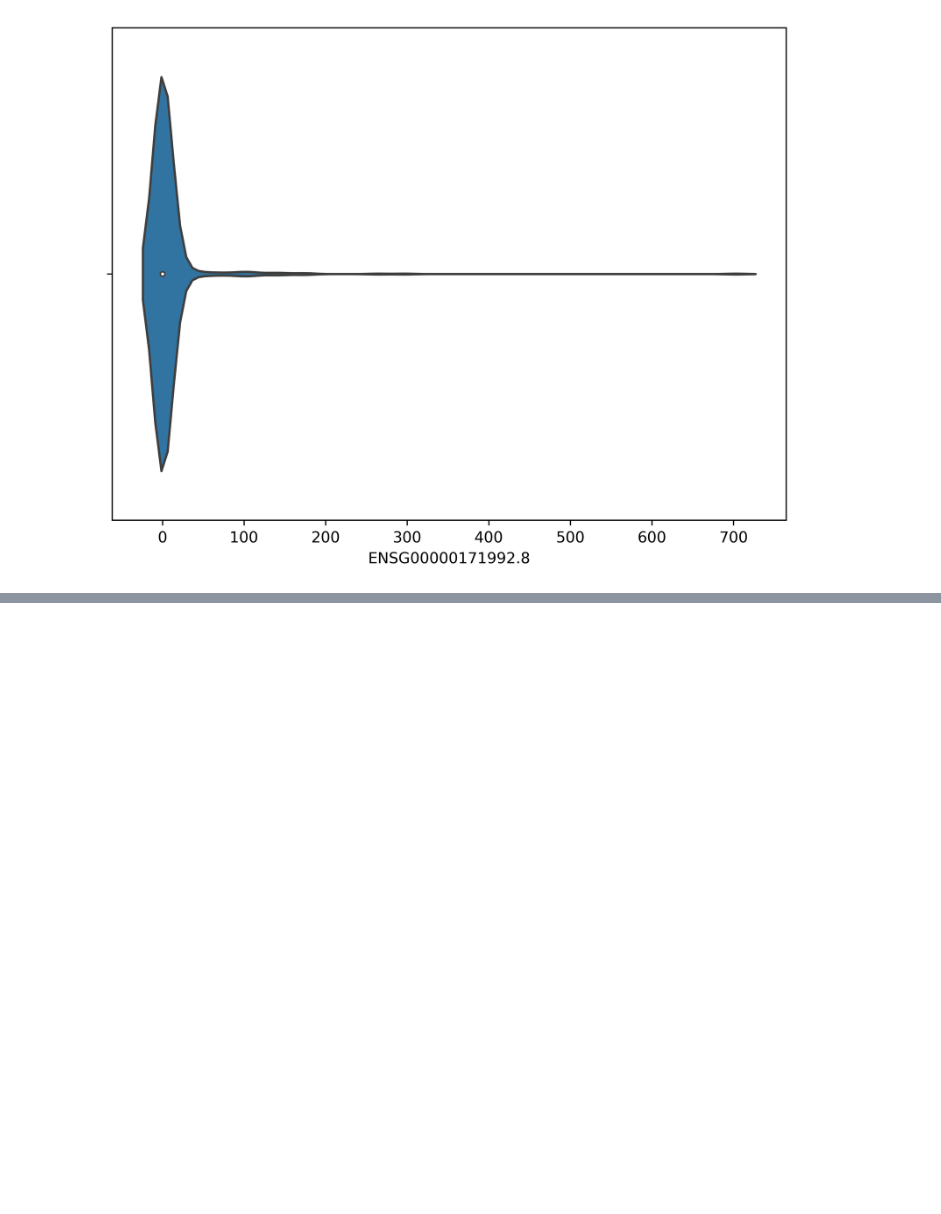
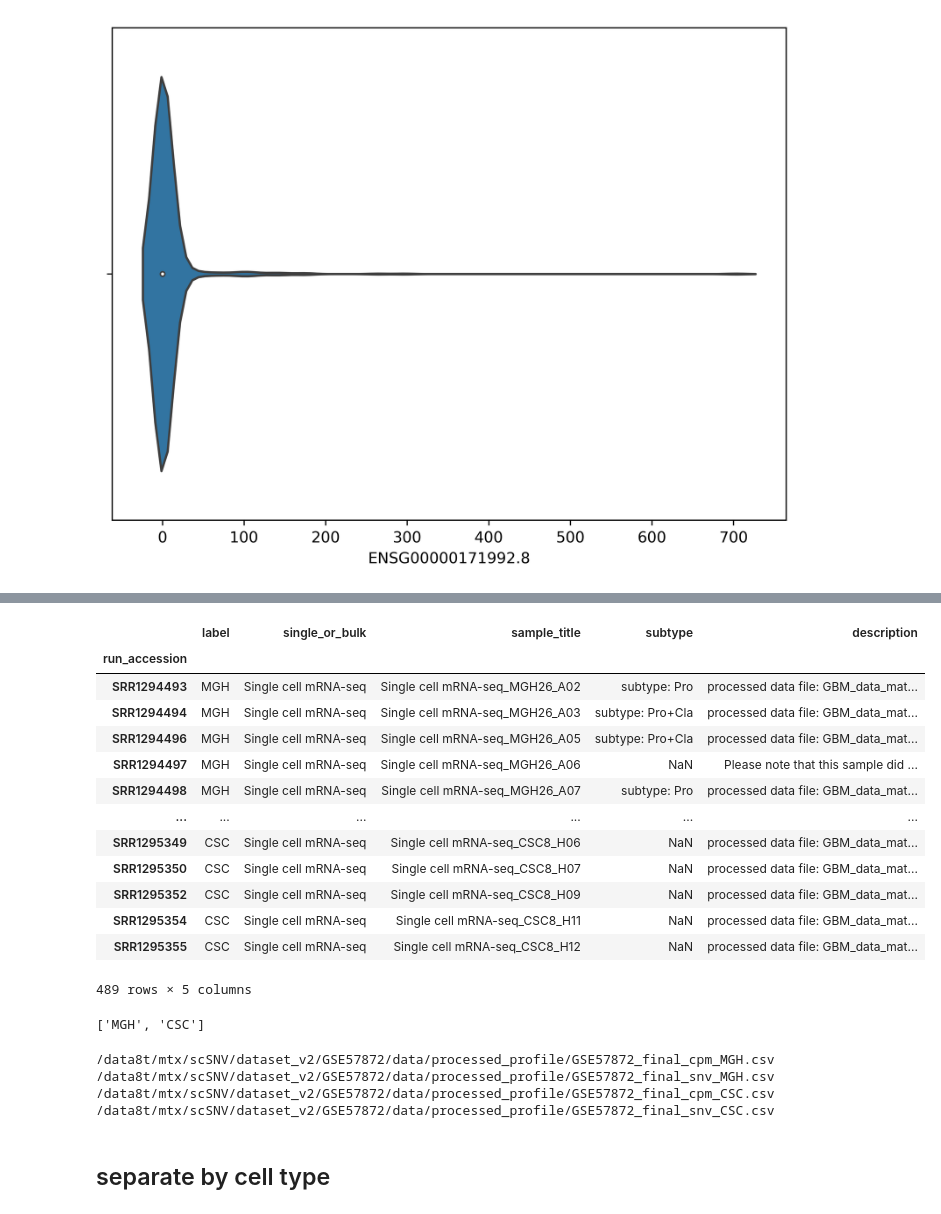
Before and after one commit to thu1911/snv, a Jupyter notebook: analysis/GSE57872_filter_ve_from_cpm.ipynb, the cells around one changed output, grey strips where cells are left out. Saved outputs shown, nothing was run; the diff lists cells and outputs as text; code cells hidden in the pictures; blank space fills up the shorter version.

```diff
--- a/analysis/GSE57872_filter_ve_from_cpm.ipynb
+++ b/analysis/GSE57872_filter_ve_from_cpm.ipynb
@@ -83,0 +144,21 @@ ax = sns.violinplot(x=tmp["ENSG00000171992.8"])
+# %%
+label_info_filtered_2_class = label_info_filtered
+# %%
+label_info_filtered_2_class.label = label_info_filtered_2_class.label.str.slice(start=0,stop=3)
+# %%
+label_info_filtered_2_class
+# %% [output]
+|  | label | single_or_bulk | sample_title | subtype | description |
+| run_accession |  |  |  |  |  |
+| SRR1294493 | MGH | Single cell mRNA-seq | Single cell mRNA-seq_MGH26_A02 | subtype: Pro | processed data file: GBM_data_mat... |
+| SRR1294494 | MGH | Single cell mRNA-seq | Single cell mRNA-seq_MGH26_A03 | subtype: Pro+Cla | processed data file: GBM_data_mat... |
+| SRR1294496 | MGH | Single cell mRNA-seq | Single cell mRNA-seq_MGH26_A05 | subtype: Pro+Cla | processed data file: GBM_data_mat... |
+| SRR1294497 | MGH | Single cell mRNA-seq | Single cell mRNA-seq_MGH26_A06 | NaN | Please note that this sample did ... |
+| SRR1294498 | MGH | Single cell mRNA-seq | Single cell mRNA-seq_MGH26_A07 | subtype: Pro | processed data file: GBM_data_mat... |
+| ... | ... | ... | ... | ... | ... |
+| SRR1295349 | CSC | Single cell mRNA-seq | Single cell mRNA-seq_CSC8_H06 | NaN | processed data file: GBM_data_mat... |
+| SRR1295350 | CSC | Single cell mRNA-seq | Single cell mRNA-seq_CSC8_H07 | NaN | processed data file: GBM_data_mat... |
+| SRR1295352 | CSC | Single cell mRNA-seq | Single cell mRNA-seq_CSC8_H09 | NaN | processed data file: GBM_data_mat... |
+| SRR1295354 | CSC | Single cell mRNA-seq | Single cell mRNA-seq_CSC8_H11 | NaN | processed data file: GBM_data_mat... |
+| SRR1295355 | CSC | Single cell mRNA-seq | Single cell mRNA-seq_CSC8_H12 | NaN | processed data file: GBM_data_mat... |
+489 rows × 5 columns
@@ -83,0 +167,27 @@ ax = sns.violinplot(x=tmp["ENSG00000171992.8"])
+# %%
+cell_type_2_class
+# %% [output]
+['MGH', 'CSC']
+# %%
+for celltype in cell_type_2_class:
+
+    tmp_sample = label_info_filtered.loc[label_info_filtered_2_class.label == celltype,].index.values
+
+    tmp = 'GSE57872_final_cpm_' + celltype + '.csv'
+    tmp_gene_profile = gene_profile.loc[:,tmp_sample]
+    saved_file_name = os.path.join(saved_path_folder,tmp)
+    tmp_gene_profile.to_csv(saved_file_name)
+
+    tmp_snv = 'GSE57872_final_snv_' + celltype + '.csv'
+    tmp_snv_profile = snv_profile.loc[:,tmp_sample]
+    saved_file_name_snv = os.path.join(saved_path_folder,tmp_snv)
+    tmp_snv_profile.to_csv(saved_file_name_snv)
+    print(saved_file_name)
+    print(saved_file_name_snv)
+# %% [output]
+/data8t/mtx/scSNV/dataset_v2/GSE57872/data/processed_profile/GSE57872_final_cpm_MGH.csv
+/data8t/mtx/scSNV/dataset_v2/GSE57872/data/processed_profile/GSE57872_final_snv_MGH.csv
+/data8t/mtx/scSNV/dataset_v2/GSE57872/data/processed_profile/GSE57872_final_cpm_CSC.csv
+/data8t/mtx/scSNV/dataset_v2/GSE57872/data/processed_profile/GSE57872_final_snv_CSC.csv
+# %% [markdown]
+## separate by cell type
```
Also changed, not shown: parts of 35 cells of this notebook, 5 other files.
